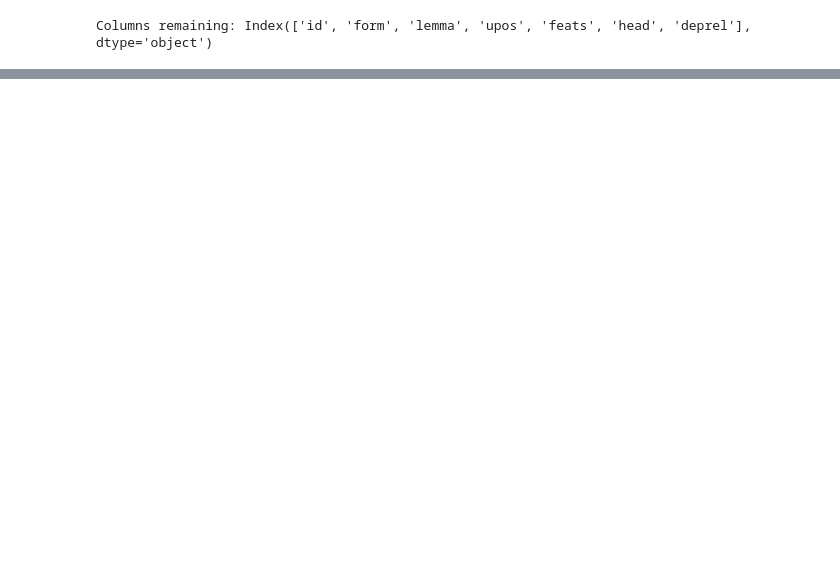
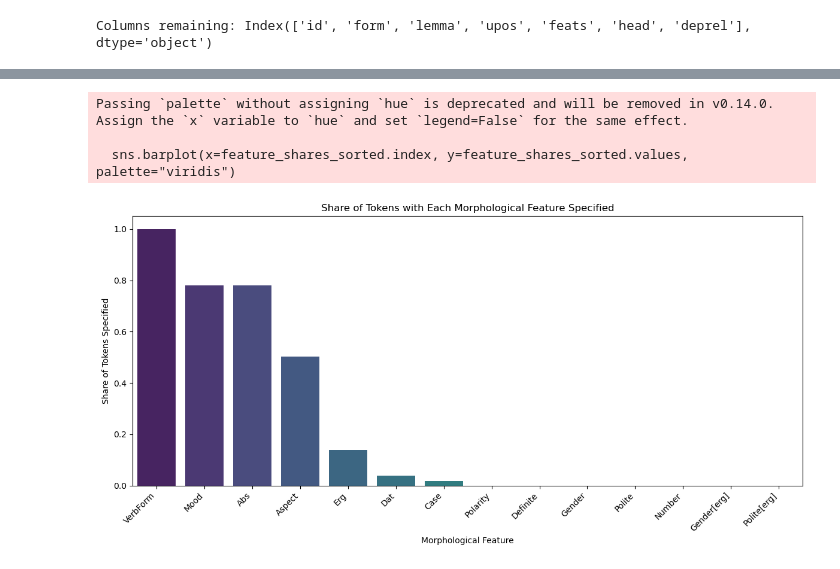
Before and after one commit to eanvhhof/data-sience-for-linguists, a Jupyter notebook: hw4/hw4finalv.ipynb, the cells around one changed output, grey strips where cells are left out. Saved outputs shown, nothing was run; the diff lists cells and outputs as text; code cells hidden in the pictures; blank space fills up the shorter version.

```diff
--- a/hw4/hw4finalv.ipynb
+++ b/hw4/hw4finalv.ipynb
@@ -70,0 +153,9 @@ unique_features = set(all_features)
+# %%
+# cell12
+cols_to_categorical = ['lemma', 'upos', 'deprel', 'Abs', 'Erg', 'Dat']
+
+for col in cols_to_categorical:
+    if col in df_filtered.columns:
+        df_filtered[col] = df_filtered[col].astype('category')
+
+print(df_filtered.info())
@@ -70,0 +180,9 @@ unique_features = set(all_features)
+# %%
+# cell13
+feature_columns = [col for col in df_filtered.columns if col not in ['id', 'form', 'lemma', 'upos', 'xpos', 'head', 'deprel', 'deps', 'misc', 'feats']]
+
+form_frequency = df_filtered.groupby(['form'] + feature_columns).size().reset_index(name='count')
+
+print("Frequency of each form with its features:")
+print(form_frequency.head())
+print(f"\nShape of the form frequency DataFrame: {form_frequency.shape}")
@@ -70,0 +196,25 @@ unique_features = set(all_features)
+# %%
+# cell14
+import matplotlib.pyplot as plt
+import seaborn as sns
+
+feature_presence = df_filtered[feature_columns].notna().sum()
+total_tokens = len(df_filtered)
+feature_shares = feature_presence / total_tokens
+
+# Sort features by their share for better visualization
+feature_shares_sorted = feature_shares.sort_values(ascending=False)
+
+plt.figure(figsize=(12, 6))
+sns.barplot(x=feature_shares_sorted.index, y=feature_shares_sorted.values, palette="viridis")
+plt.ylabel("Share of Tokens Specified")
+plt.xlabel("Morphological Feature")
+plt.title("Share of Tokens with Each Morphological Feature Specified")
+plt.xticks(rotation=45, ha='right')
+plt.tight_layout()
+plt.show()
+# %% [output]
+Passing `palette` without assigning `hue` is deprecated and will be removed in v0.14.0. Assign the `x` variable to `hue` and set `legend=False` for the same effect.
+
+  sns.barplot(x=feature_shares_sorted.index, y=feature_shares_sorted.values, palette="viridis")
+[figure, added]
```
Also changed, not shown: parts of 15 cells of this notebook.
